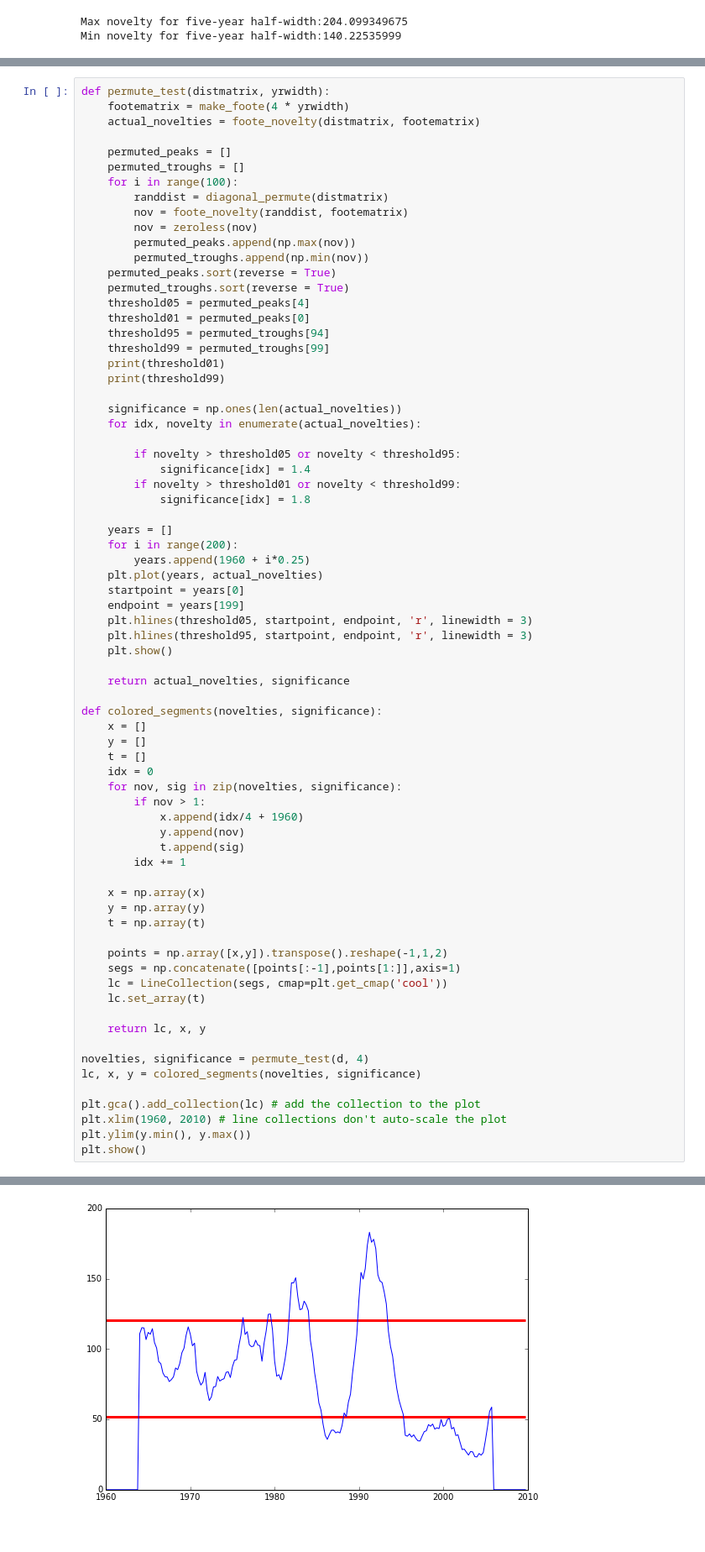
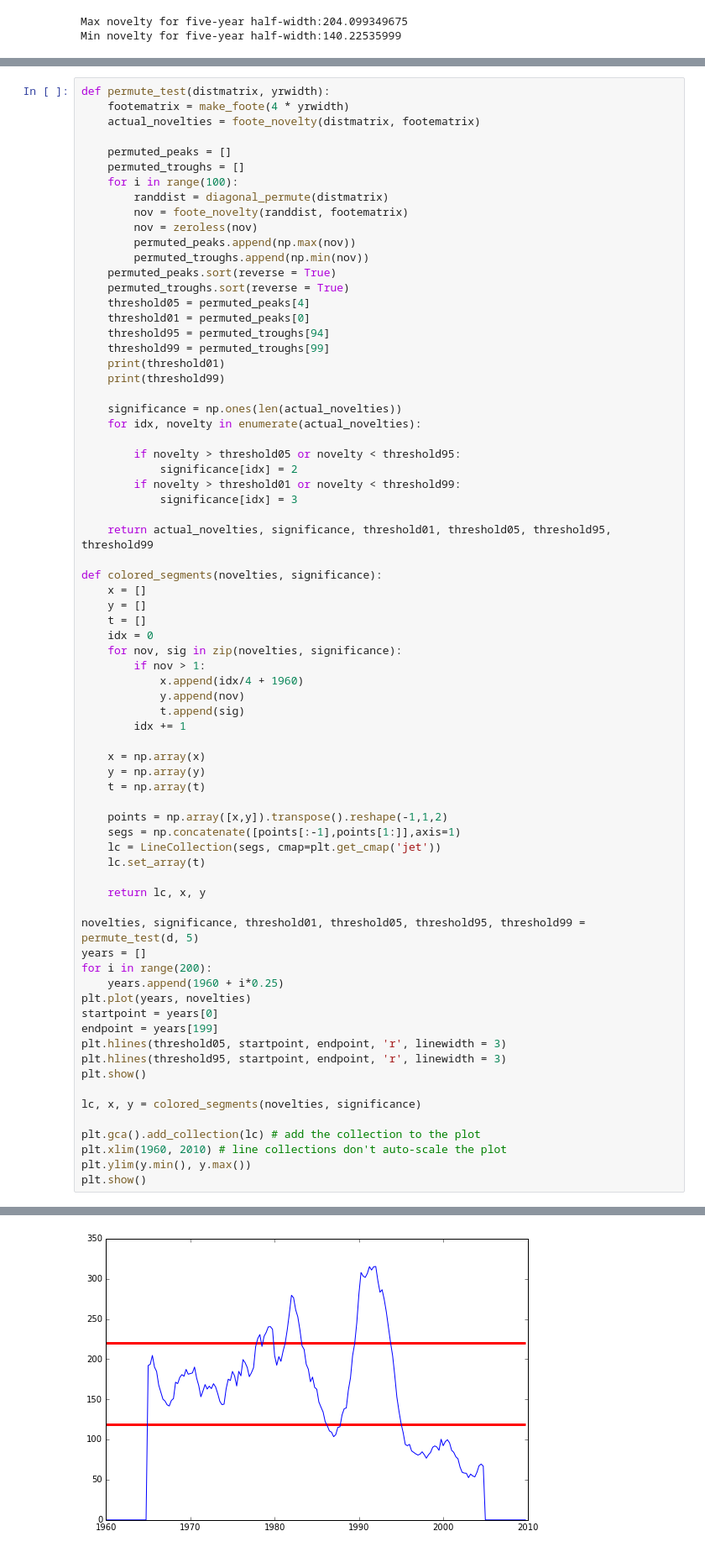
Before and after one commit to tedunderwood/changepoint, a Jupyter notebook: diagonal_permutation.ipynb, the cells around one changed output, grey strips where cells are left out. Shown at 84% size. Drawn from its saved outputs; the diff is of its cells as text.

```diff
--- a/diagonal_permutation.ipynb
+++ b/diagonal_permutation.ipynb
@@ -272,21 +272,11 @@ def permute_test(distmatrix, yrwidth):
     for idx, novelty in enumerate(actual_novelties):
 
         if novelty > threshold05 or novelty < threshold95:
-            significance[idx] = 1.4
+            significance[idx] = 2
         if novelty > threshold01 or novelty < threshold99:
-            significance[idx] = 1.8
+            significance[idx] = 3
 
-    years = []
-    for i in range(200):
-        years.append(1960 + i*0.25)
-    plt.plot(years, actual_novelties)
-    startpoint = years[0]
-    endpoint = years[199]
-    plt.hlines(threshold05, startpoint, endpoint, 'r', linewidth = 3)
-    plt.hlines(threshold95, startpoint, endpoint, 'r', linewidth = 3)
-    plt.show()
-
-    return actual_novelties, significance
+    return actual_novelties, significance, threshold01, threshold05, threshold95, threshold99
 
 def colored_segments(novelties, significance):
     x = []
@@ -306,12 +296,22 @@ def colored_segments(novelties, significance):
 
     points = np.array([x,y]).transpose().reshape(-1,1,2)
     segs = np.concatenate([points[:-1],points[1:]],axis=1)
-    lc = LineCollection(segs, cmap=plt.get_cmap('cool'))
+    lc = LineCollection(segs, cmap=plt.get_cmap('jet'))
     lc.set_array(t)
 
     return lc, x, y
 
-novelties, significance = permute_test(d, 4)
+novelties, significance, threshold01, threshold05, threshold95, threshold99 = permute_test(d, 5)
+years = []
+for i in range(200):
+    years.append(1960 + i*0.25)
+plt.plot(years, novelties)
+startpoint = years[0]
+endpoint = years[199]
+plt.hlines(threshold05, startpoint, endpoint, 'r', linewidth = 3)
+plt.hlines(threshold95, startpoint, endpoint, 'r', linewidth = 3)
+plt.show()
+
 lc, x, y = colored_segments(novelties, significance)
 
 plt.gca().add_collection(lc) # add the collection to the plot
@@ -324 +324 @@ plt.show()
-[figure, old version]
+[figure, new version]
```
Also changed, not shown: parts of 4 cells of this notebook, 1 other file.
